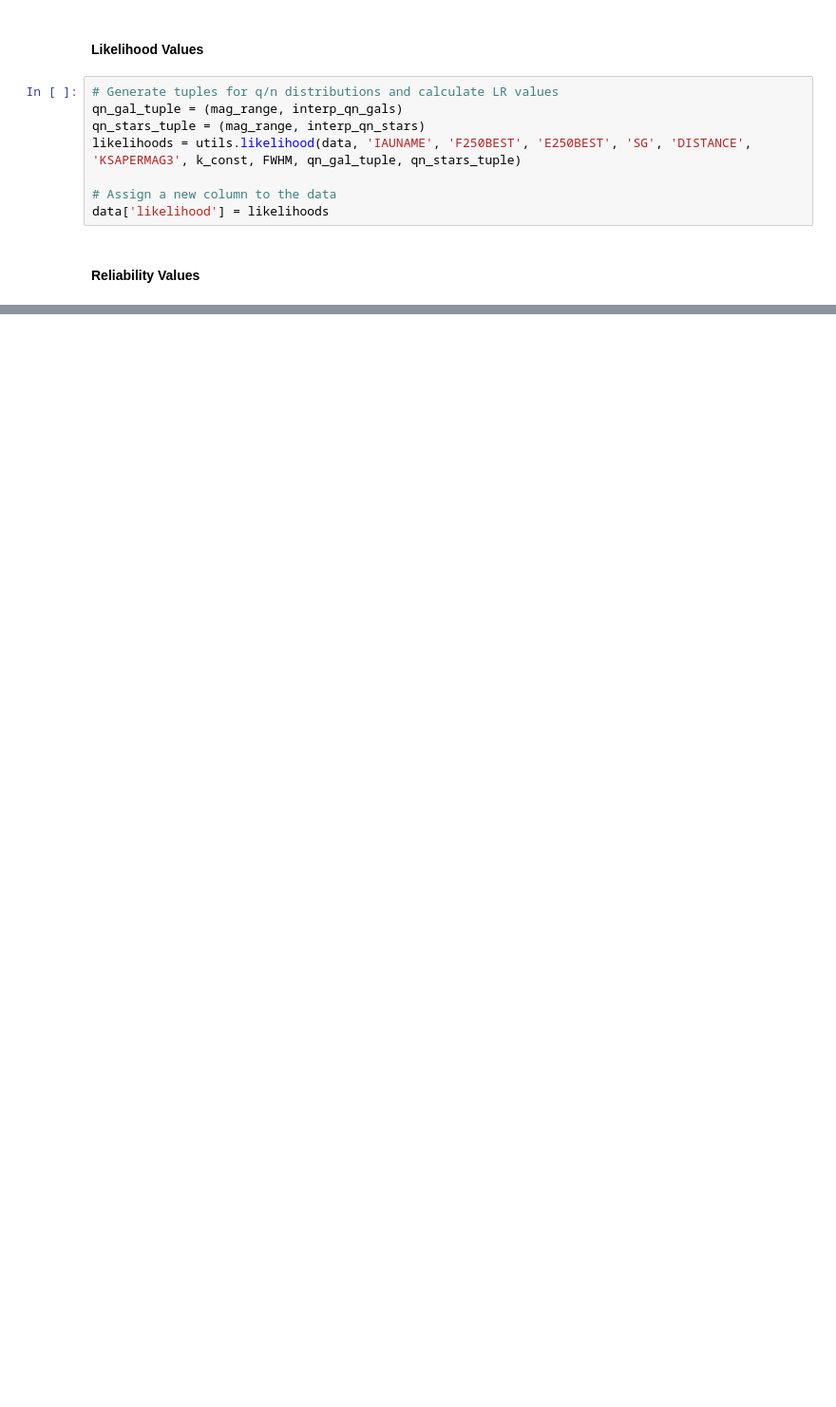
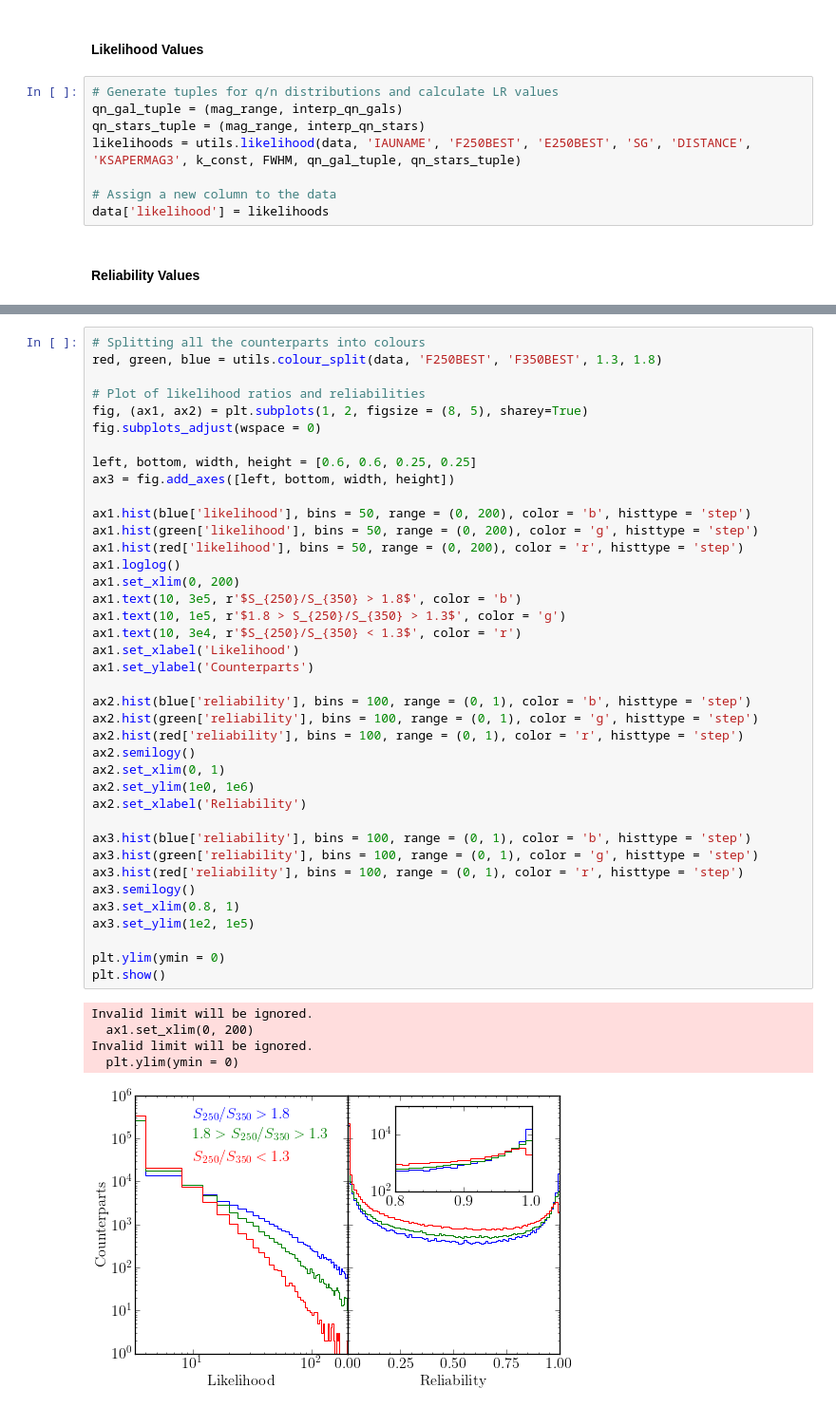
Before and after one commit to BradleyAWard/Herschel-ATLAS-DR3, a Jupyter notebook: HATLAS_DR3/identifications.ipynb, the cells around one changed output, grey strips where cells are left out. Shown: that part at 95% size. Saved outputs shown, nothing was run; the diff lists cells and outputs as text; blank space fills up the shorter version.

```diff
--- a/HATLAS_DR3/identifications.ipynb
+++ b/HATLAS_DR3/identifications.ipynb
@@ -266,0 +412,45 @@ _ = importlib.reload(sys.modules['utils'])
+# %%
+# Splitting all the counterparts into colours
+red, green, blue = utils.colour_split(data, 'F250BEST', 'F350BEST', 1.3, 1.8)
+
+# Plot of likelihood ratios and reliabilities
+fig, (ax1, ax2) = plt.subplots(1, 2, figsize = (8, 5), sharey=True)
+fig.subplots_adjust(wspace = 0)
+
+left, bottom, width, height = [0.6, 0.6, 0.25, 0.25]
+ax3 = fig.add_axes([left, bottom, width, height])
+
+ax1.hist(blue['likelihood'], bins = 50, range = (0, 200), color = 'b', histtype = 'step')
+ax1.hist(green['likelihood'], bins = 50, range = (0, 200), color = 'g', histtype = 'step')
+ax1.hist(red['likelihood'], bins = 50, range = (0, 200), color = 'r', histtype = 'step')
+ax1.loglog()
+ax1.set_xlim(0, 200)
+ax1.text(10, 3e5, r'$S_{250}/S_{350} > 1.8$', color = 'b')
+ax1.text(10, 1e5, r'$1.8 > S_{250}/S_{350} > 1.3$', color = 'g')
+ax1.text(10, 3e4, r'$S_{250}/S_{350} < 1.3$', color = 'r')
+ax1.set_xlabel('Likelihood')
+ax1.set_ylabel('Counterparts')
+
+ax2.hist(blue['reliability'], bins = 100, range = (0, 1), color = 'b', histtype = 'step')
+ax2.hist(green['reliability'], bins = 100, range = (0, 1), color = 'g', histtype = 'step')
+ax2.hist(red['reliability'], bins = 100, range = (0, 1), color = 'r', histtype = 'step')
+ax2.semilogy()
+ax2.set_xlim(0, 1)
+ax2.set_ylim(1e0, 1e6)
+ax2.set_xlabel('Reliability')
+
+ax3.hist(blue['reliability'], bins = 100, range = (0, 1), color = 'b', histtype = 'step')
+ax3.hist(green['reliability'], bins = 100, range = (0, 1), color = 'g', histtype = 'step')
+ax3.hist(red['reliability'], bins = 100, range = (0, 1), color = 'r', histtype = 'step')
+ax3.semilogy()
+ax3.set_xlim(0.8, 1)
+ax3.set_ylim(1e2, 1e5)
+
+plt.ylim(ymin = 0)
+plt.show()
+# %% [output]
+Invalid limit will be ignored.
+  ax1.set_xlim(0, 200)
+Invalid limit will be ignored.
+  plt.ylim(ymin = 0)
+[figure, added]
```
Also changed, not shown: parts of 26 cells of this notebook.
